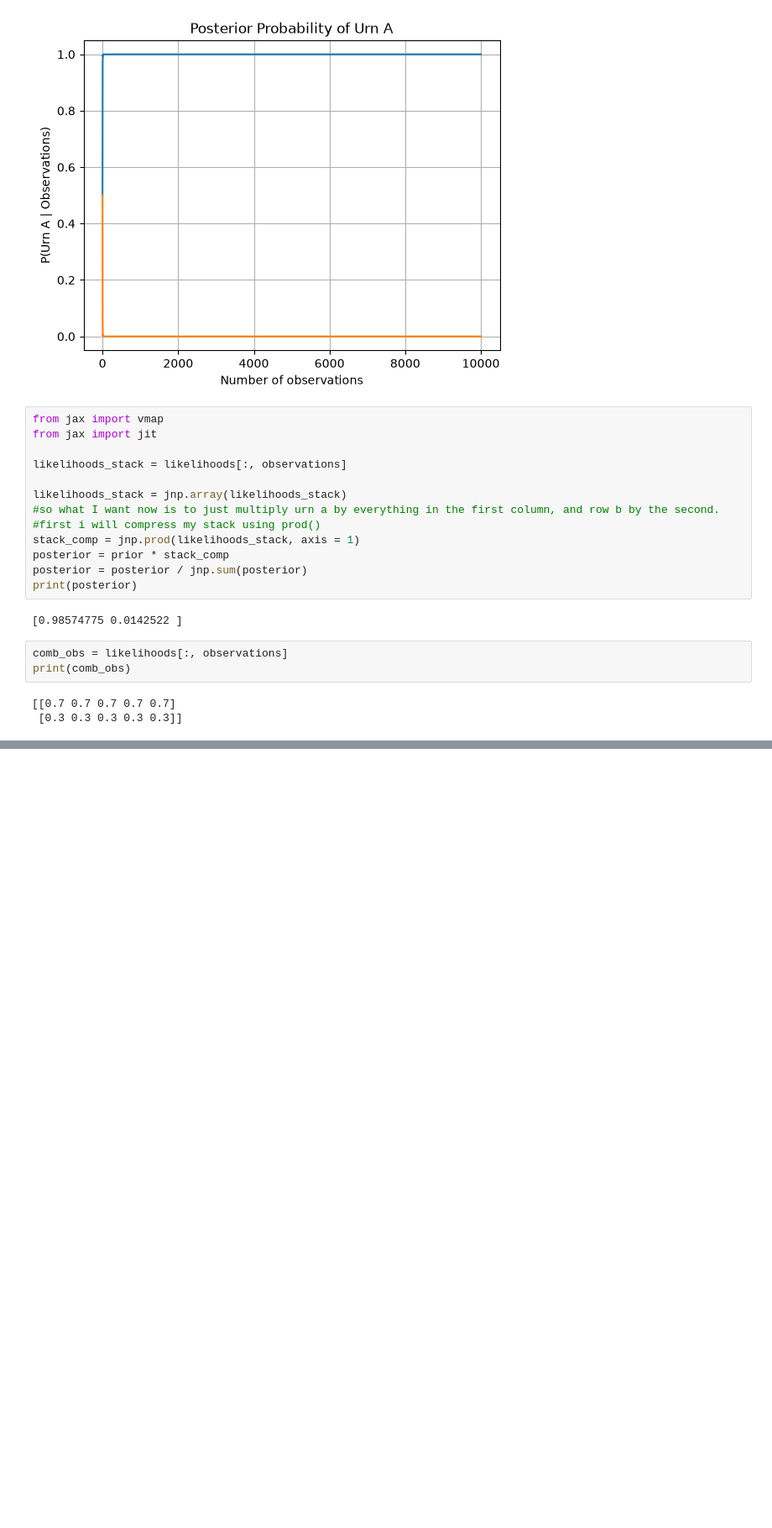
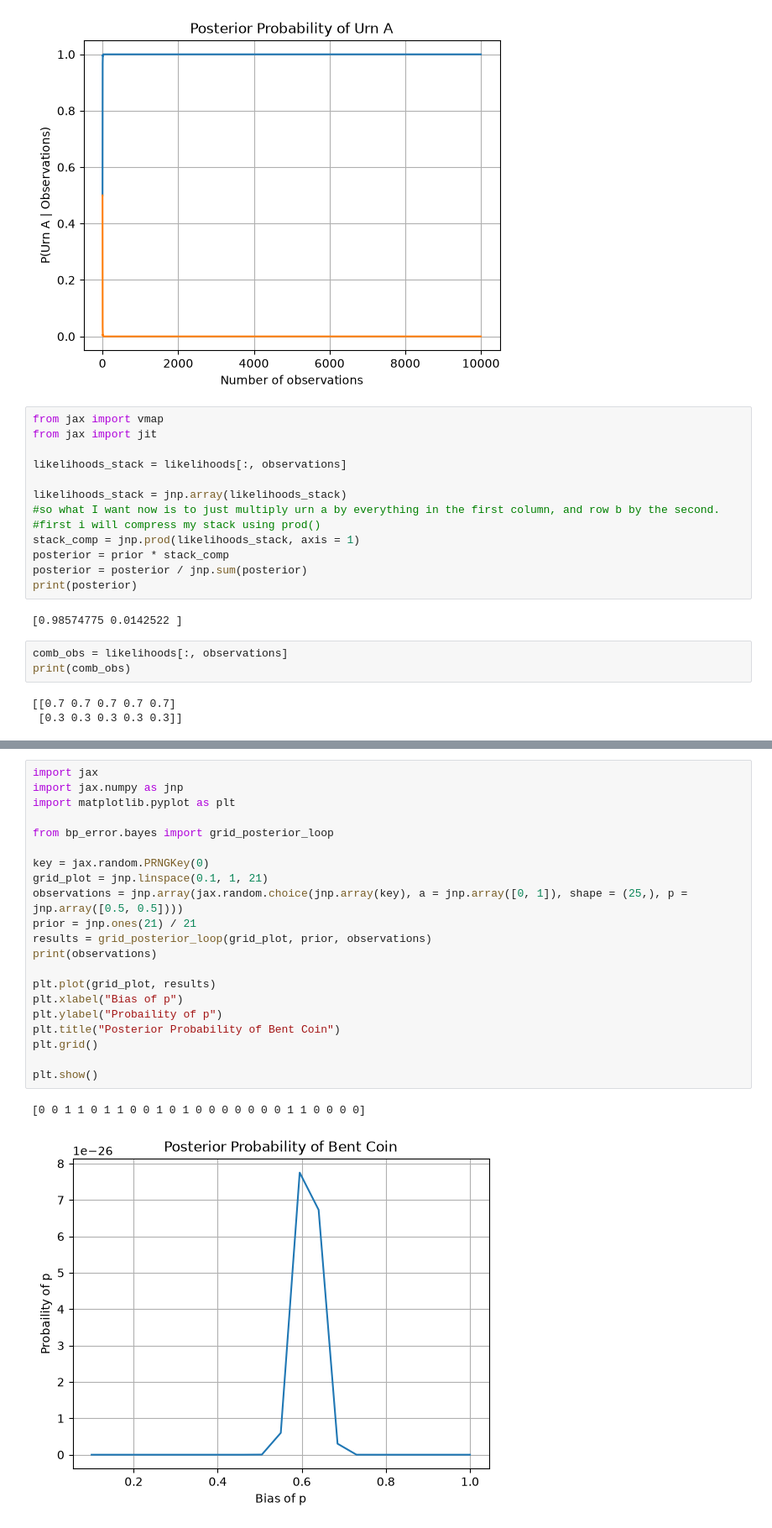
Before and after one commit to ryanotieno/belief-propagation-error, a Jupyter notebook: notebooks/practice.ipynb, the cells around one changed output, grey strips where cells are left out. Shown at 84% size. Drawn from its saved outputs; the diff is of its cells as text; blank space fills up the shorter version.

Commit message:
practice.ipynb now has grid updating

```diff
--- a/notebooks/practice.ipynb
+++ b/notebooks/practice.ipynb
@@ -370,0 +382,24 @@ print("elapsed_loop:", elapsed_loop)
+# %%
+import jax
+import jax.numpy as jnp
+import matplotlib.pyplot as plt
+
+from bp_error.bayes import grid_posterior_loop
+
+key = jax.random.PRNGKey(0)
+grid_plot = jnp.linspace(0.1, 1, 21)
+observations = jnp.array(jax.random.choice(jnp.array(key), a = jnp.array([0, 1]), shape = (25,), p = jnp.array([0.5, 0.5])))
+prior = jnp.ones(21) / 21
+results = grid_posterior_loop(grid_plot, prior, observations)
+print(observations)
+
+plt.plot(grid_plot, results)
+plt.xlabel("Bias of p")
+plt.ylabel("Probaility of p")
+plt.title("Posterior Probability of Bent Coin")
+plt.grid()
+
+plt.show()
+# %% [output]
+[0 0 1 1 0 1 1 0 0 1 0 1 0 0 0 0 0 0 0 1 1 0 0 0 0]
+[figure, added]
```
Also changed, not shown: parts of 2 cells of this notebook, 2 other files.
